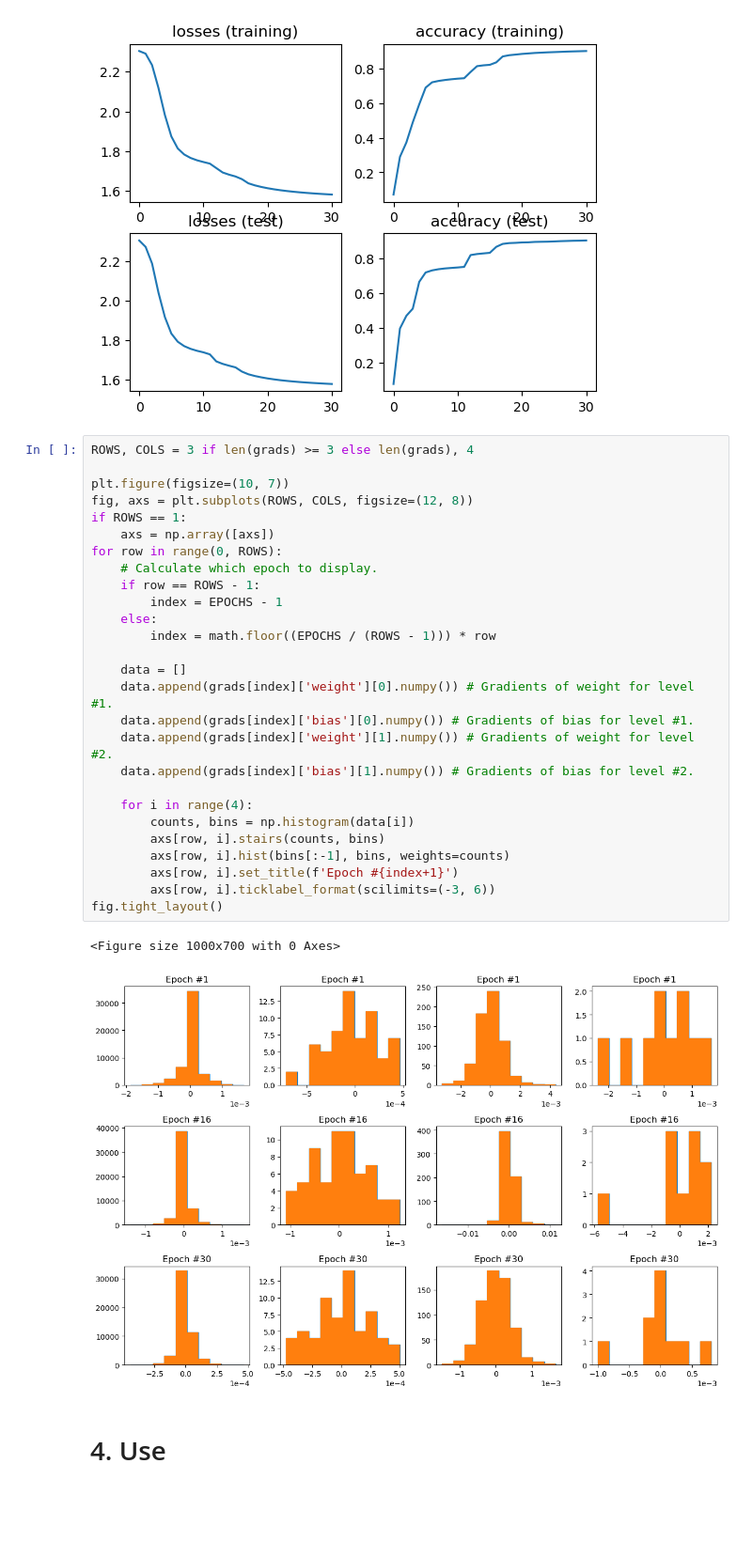
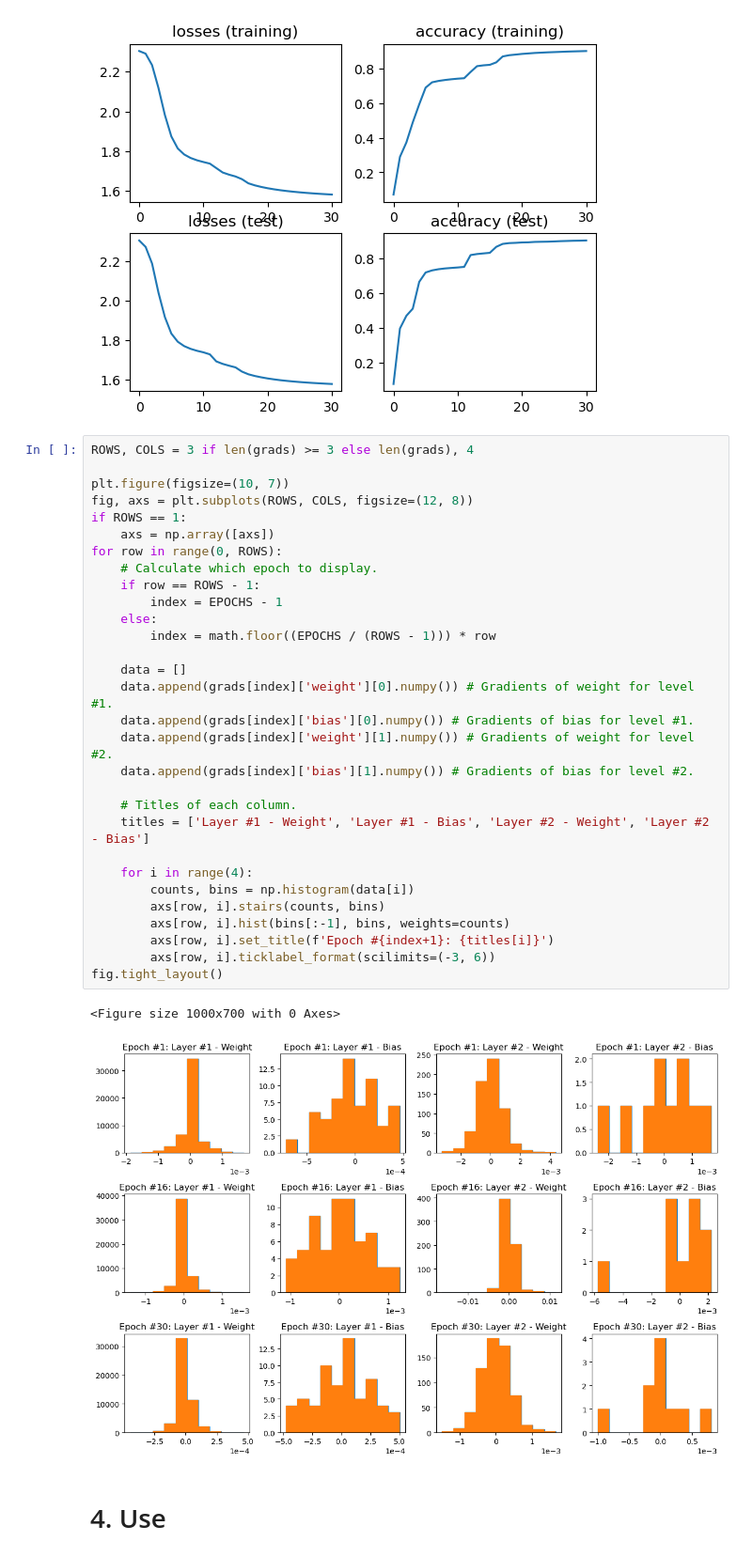
Before and after one commit to shuangxuetwelve/pytorch-practice, a Jupyter notebook: MNIST-1.ipynb, the cells around one changed output. Shown at 94% size. Cells and saved outputs as stored; diff of their text form; blank space fills up the shorter version.

Commit message:
Add title of layer and parameter name to each plot of gradients

```diff
--- a/MNIST-1.ipynb
+++ b/MNIST-1.ipynb
@@ -255,33 +255,36 @@ plt.show()
 # %%
 ROWS, COLS = 3 if len(grads) >= 3 else len(grads), 4
 
 plt.figure(figsize=(10, 7))
 fig, axs = plt.subplots(ROWS, COLS, figsize=(12, 8))
 if ROWS == 1:
     axs = np.array([axs])
 for row in range(0, ROWS):
     # Calculate which epoch to display.
     if row == ROWS - 1:
         index = EPOCHS - 1
     else:
         index = math.floor((EPOCHS / (ROWS - 1))) * row
 
     data = []
     data.append(grads[index]['weight'][0].numpy()) # Gradients of weight for level #1.
     data.append(grads[index]['bias'][0].numpy()) # Gradients of bias for level #1.
     data.append(grads[index]['weight'][1].numpy()) # Gradients of weight for level #2.
     data.append(grads[index]['bias'][1].numpy()) # Gradients of bias for level #2.
 
+    # Titles of each column.
+    titles = ['Layer #1 - Weight', 'Layer #1 - Bias', 'Layer #2 - Weight', 'Layer #2 - Bias']
+
     for i in range(4):
         counts, bins = np.histogram(data[i])
         axs[row, i].stairs(counts, bins)
         axs[row, i].hist(bins[:-1], bins, weights=counts)
-        axs[row, i].set_title(f'Epoch #{index+1}')
+        axs[row, i].set_title(f'Epoch #{index+1}: {titles[i]}')
         axs[row, i].ticklabel_format(scilimits=(-3, 6))
 fig.tight_layout()
 # %% [output]
 <Figure size 1000x700 with 0 Axes>
-[figure, old version]
+[figure, new version]
 # %% [markdown]
 # 4. Use
 # %%
```
